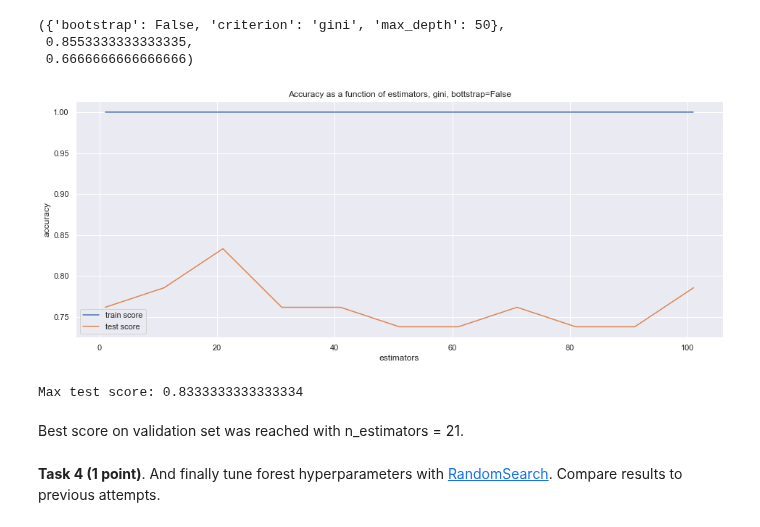
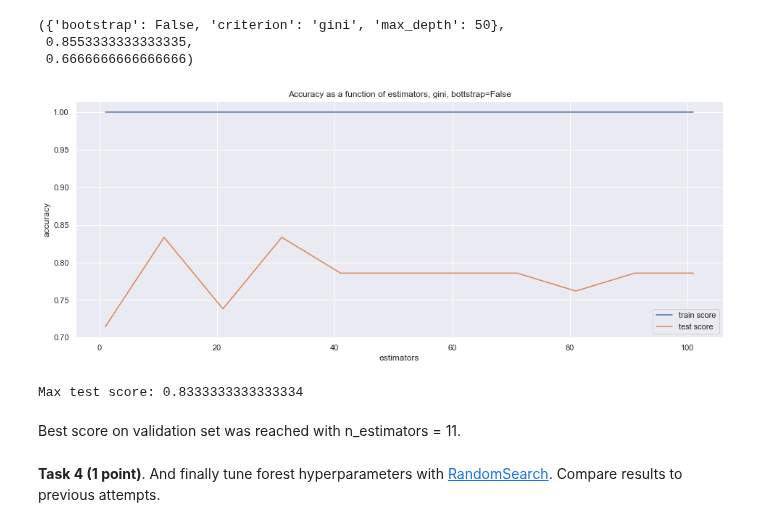
Before and after one commit to WioWio/ML-intro-Wio-2, a Jupyter notebook: rf_classifier.ipynb, the cells around one changed output. Drawn from its saved outputs; the diff is of its cells as text; code cells hidden in the pictures.

```diff
--- a/rf_classifier.ipynb
+++ b/rf_classifier.ipynb
@@ -710,13 +710,13 @@ search.best_params_, search.best_score_, search.score(X_test,y_test)
 # %%
 plot_metrics_on_estim(bootstrap = search.best_params_['bootstrap'],
                       criterion = search.best_params_['criterion'],
-                      #max_depth = search.best_params_['max_depth'],
+                      max_depth = search.best_params_['max_depth'],
                       X = X_valid, y = y_valid)
 # %% [output]
-[figure, old version]
+[figure, new version]
 Max test score: 0.8333333333333334
 # %% [markdown]
-Best score on validation set was reached with n_estimators = 21.
+Best score on validation set was reached with n_estimators = 11.
 # %% [markdown]
 **Task 4 (1 point)**. And finally tune forest hyperparameters with [RandomSearch](https://scikit-learn.org/stable/modules/generated/sklearn.model_selection.RandomizedSearchCV.html). Compare results to previous attempts.
 # %%
```
Also changed, not shown: parts of 4 cells of this notebook.
